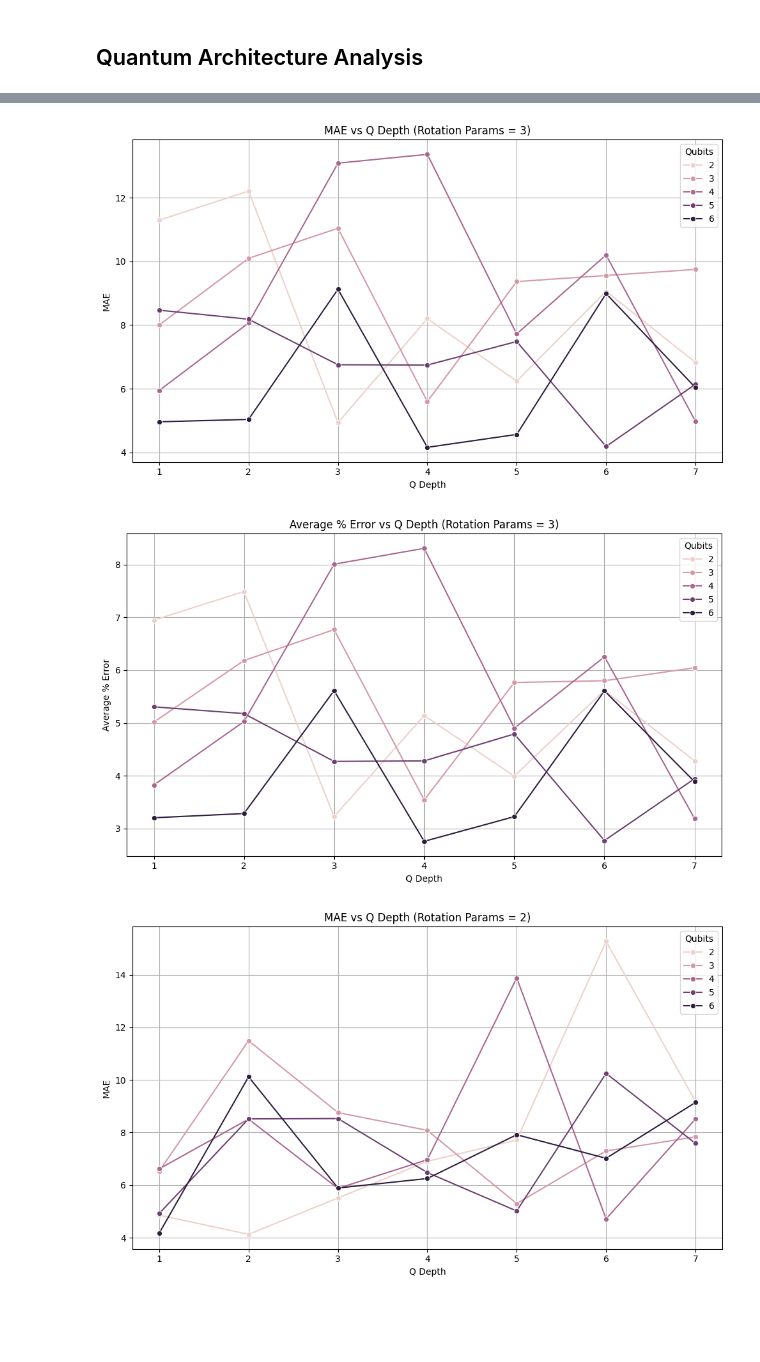
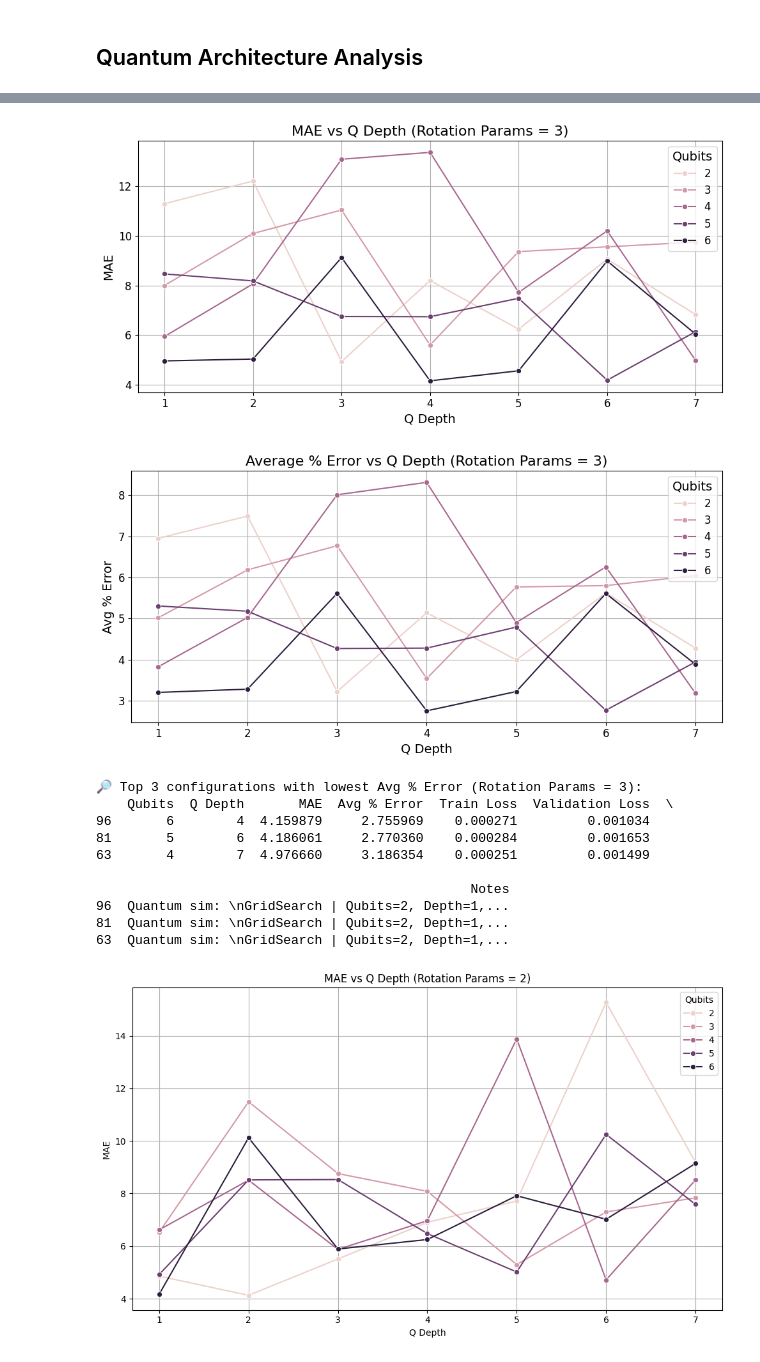
Before and after one commit to NathanPaceydev/Time-Series-Forecasting-Using-Hybrid-Quantum-Classical-Models, a Jupyter notebook: optimization/data_analysis.ipynb, the cells around one changed output, grey strips where cells are left out. Cells and saved outputs as stored; diff of their text form; code cells hidden in the pictures; blank space fills up the shorter version.

```diff
--- a/optimization/data_analysis.ipynb
+++ b/optimization/data_analysis.ipynb
@@ -6,7 +6,7 @@ import matplotlib.pyplot as plt
 import seaborn as sns
 
 # Load the Excel data (replace this path with your actual Excel file path if needed)
-file_path = "./qml_experiment_log - Copy.xlsx"
+file_path = "./quantum layer optimization/qml_optimization_quantum_layer.xlsx"
 
 # Load the data
 df = pd.read_excel(file_path)
@@ -21,15 +21,25 @@ df_quantum = df[df["Use Quantum"] == True]
 # Create plots to visualize trends
 plt.figure(figsize=(12, 5))
 sns.lineplot(data=df_quantum, x="Q Depth", y="MAE", hue="Qubits", marker="o")
-plt.title("Q Depth vs MAE grouped by Qubits")
+plt.title("Spread of MAE Across Quantum Depth and Qubit Count",fontsize=16)
+plt.xlabel("Q Depth", fontsize=14)
+plt.ylabel("MAE", fontsize=14)
+plt.xticks(fontsize=12)
+plt.yticks(fontsize=12)
 plt.grid(True)
+plt.legend(title="Qubits", fontsize=12, title_fontsize=14)
 plt.tight_layout()
 plt.show()
 
 plt.figure(figsize=(12, 5))
 sns.lineplot(data=df_quantum, x="Q Depth", y="Avg % Error", hue="Qubits", marker="o")
-plt.title("Q Depth vs Avg % Error grouped by Qubits")
+plt.title("Spread of Avg % Error Across Quantum Depth and Qubit Count",fontsize=16)
+plt.xlabel("Q Depth", fontsize=14)
+plt.ylabel("Avg % Error", fontsize=14)
+plt.xticks(fontsize=12)
+plt.yticks(fontsize=12)
 plt.grid(True)
+plt.legend(title="Qubits", fontsize=12, title_fontsize=14)
 plt.tight_layout()
 plt.show()
 # %% [output]
@@ -38,36 +48,58 @@ plt.show()
 # %%
 
 
 # Filter only rows where Rotation Params == 3
 df_filtered = df[df["Rotation Params"] == 3]
 
 # Drop rows with missing or invalid Qubits or Q Depth
 df_filtered = df_filtered[(df_filtered["Qubits"] != "-") & (df_filtered["Q Depth"] != "-")]
 df_filtered["Qubits"] = df_filtered["Qubits"].astype(int)
 df_filtered["Q Depth"] = df_filtered["Q Depth"].astype(int)
 
 # Plot MAE vs Q Depth for each Qubit value
-plt.figure(figsize=(10, 6))
+plt.figure(figsize=(10, 5))
 sns.lineplot(data=df_filtered, x="Q Depth", y="MAE", hue="Qubits", marker="o")
-plt.title("MAE vs Q Depth (Rotation Params = 3)")
-plt.xlabel("Q Depth")
-plt.ylabel("MAE")
+plt.title("MAE vs Q Depth (Rotation Params = 3)",fontsize=16)
+plt.xlabel("Q Depth", fontsize=14)
+plt.ylabel("MAE", fontsize=14)
+plt.xticks(fontsize=12)
+plt.yticks(fontsize=12)
 plt.grid(True)
+plt.legend(title="Qubits", fontsize=12, title_fontsize=14)
 plt.tight_layout()
 plt.show()
 
 # Plot Avg % Error vs Q Depth for each Qubit value
-plt.figure(figsize=(10, 6))
+plt.figure(figsize=(10, 5))
 sns.lineplot(data=df_filtered, x="Q Depth", y="Avg % Error", hue="Qubits", marker="o")
-plt.title("Average % Error vs Q Depth (Rotation Params = 3)")
-plt.xlabel("Q Depth")
-plt.ylabel("Average % Error")
+plt.title("Average % Error vs Q Depth (Rotation Params = 3)",fontsize=16)
+plt.xlabel("Q Depth", fontsize=14)
+plt.ylabel("Avg % Error", fontsize=14)
+plt.xticks(fontsize=12)
+plt.yticks(fontsize=12)
 plt.grid(True)
+plt.legend(title="Qubits", fontsize=12, title_fontsize=14)
 plt.tight_layout()
 plt.show()
 # %% [output]
-[figure, old version]
+[figure, new version]
-[figure, old version]
+[figure, new version]
+# %%
+# Show top 3 configurations with lowest average % error for Rotation Params = 3
+top3 = df_filtered.sort_values(by="Avg % Error").head(3)
+print("🔎 Top 3 configurations with lowest Avg % Error (Rotation Params = 3):")
+print(top3[["Qubits", "Q Depth", "MAE", "Avg % Error", "Train Loss", "Validation Loss", "Notes"]])
+# %% [output]
+🔎 Top 3 configurations with lowest Avg % Error (Rotation Params = 3):
+    Qubits  Q Depth       MAE  Avg % Error  Train Loss  Validation Loss  \
+96       6        4  4.159879     2.755969    0.000271         0.001034
+81       5        6  4.186061     2.770360    0.000284         0.001653
+63       4        7  4.976660     3.186354    0.000251         0.001499
+
+                                                Notes
+96  Quantum sim: \nGridSearch | Qubits=2, Depth=1,...
+81  Quantum sim: \nGridSearch | Qubits=2, Depth=1,...
+63  Quantum sim: \nGridSearch | Qubits=2, Depth=1,...
 # %%
 
 
```
Also changed, not shown: parts of 5 cells of this notebook, 29 other files.
